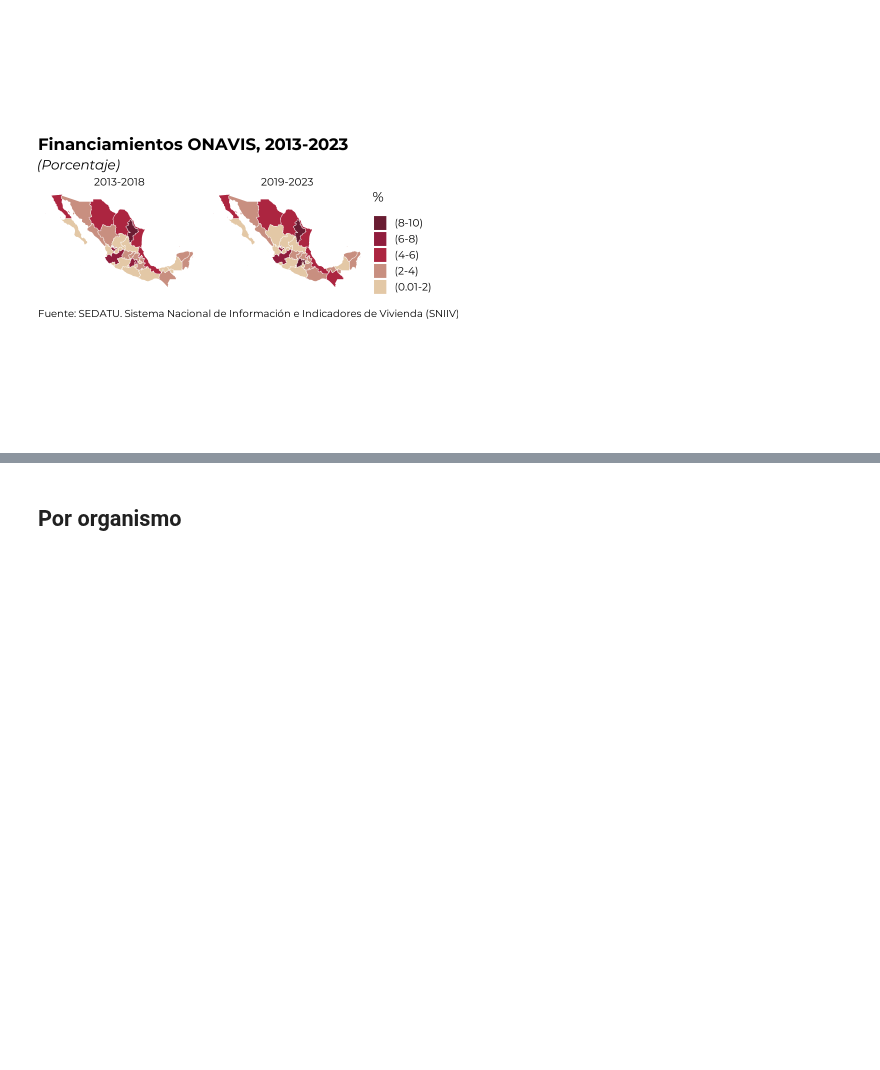
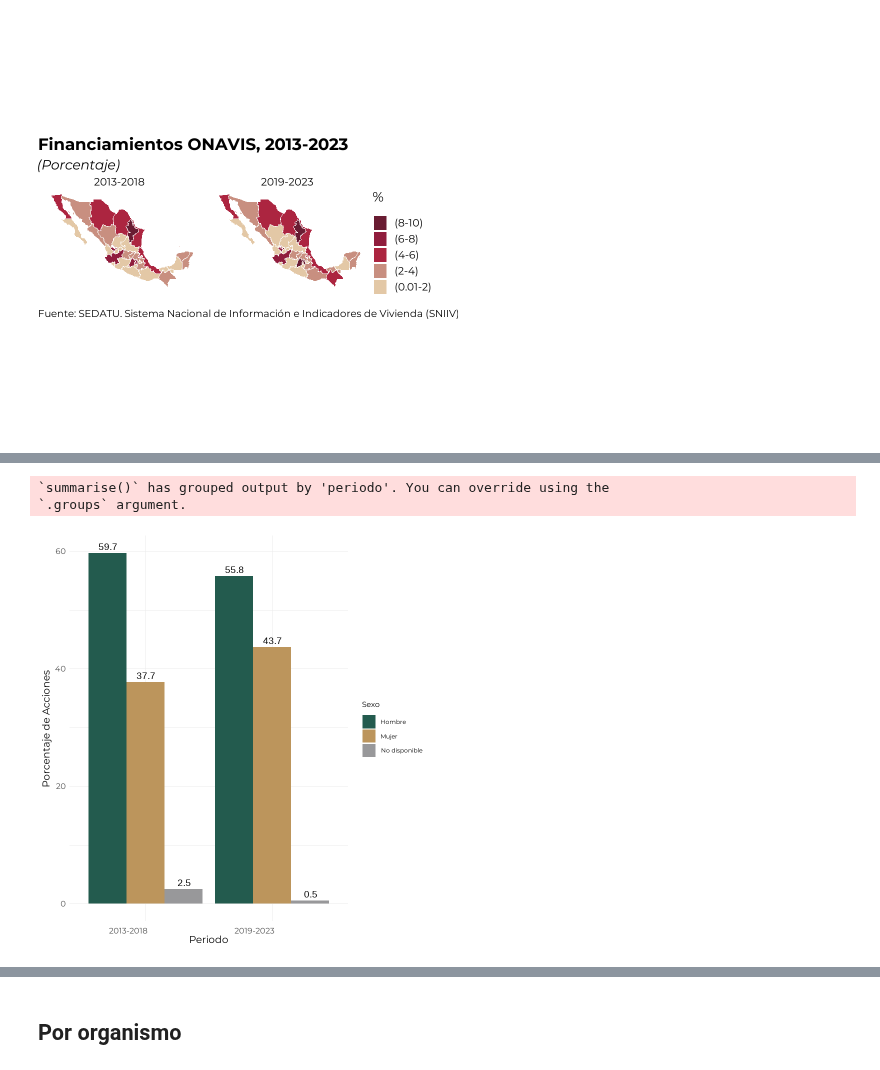
Before and after one commit to claudiodanielpc/datavivi, a Jupyter notebook: datos_cierre_2023.ipynb, the cells around one changed output, grey strips where cells are left out. Drawn from its saved outputs; the diff is of its cells as text; code cells hidden in the pictures; blank space fills up the shorter version.

```diff
--- a/datos_cierre_2023.ipynb
+++ b/datos_cierre_2023.ipynb
@@ -208,3 +245,43 @@ actualiza_precios<-function(df,tabla_inpc){
+# %%
+crea_grafbarra <- function(data, group_var) {
+  colores <- c("#235b4e", "#bc955c", "#98989a", "#9f2241", "#ddc9a3", "#6A8EAE", "#333333")
+
+
+  # Prepare the data
+  processed_data <- data %>%
+    filter(año != 2024) %>%
+    mutate(periodo = case_when(
+      año >= 2013 & año <= 2018 ~ "2013-2018",
+      año >= 2019 & año <= 2023 ~ "2019-2023"
+    )) %>%
+    group_by(periodo, {{ group_var }}) %>%
+    summarise(acciones = sum(creditos, na.rm = TRUE), monto = sum(monto, na.rm = TRUE)) %>%
+    ungroup() %>%
+    group_by(periodo) %>%
+    mutate(porcentaje = round(acciones / sum(acciones) * 100, 1)) %>%
+    ungroup()
+
+  # Create the bar chart with the processed data
+  p <- ggplot(processed_data, aes(x = periodo, y = porcentaje, fill = {{ group_var }})) +
+    geom_bar(stat = "identity", position = position_dodge(width = 0.9)) +
+    geom_text(aes(label = porcentaje), vjust = -0.5, position = position_dodge(width = 0.9), size = 5) +
+    scale_fill_manual(values = colores) +
+    labs(x = "Periodo", y = "Porcentaje de Acciones", fill = as.character(rlang::as_label(rlang::enquo(group_var)))) +
+    theme_minimal() +
+    theme(
+      plot.title = element_text(hjust = 0, size = 20, face = "bold"),
+      plot.subtitle = element_text(hjust = 0, size = 15, face = "italic"),
+      plot.caption = element_text(hjust = 0, size = 10),
+      legend.position = "right",
+      axis.ticks = element_blank(),
+      axis.title = element_text(size = 15),
+      axis.text.x = element_text(size = 12, angle = 0, hjust = 0.95, vjust = 0.2),
+      axis.text.y = element_text(size = 12),
+      text = element_text(family = "pop")
+    )
+
+  return(p)
+}
 # %%
 paleta<-rev(c("#691c32ff", "#901d3dff","#ac2540ff","#c88f80ff","#e3c8a6ff"))
 # %% [markdown]
@@ -426,0 +520,7 @@ mapgral
+# %%
+crea_grafbarra(data%>%rename(Sexo=sexo), Sexo)
+ggsave("generogral.png",width = 10, height = 6, bg="white", dpi=100)
+# %% [output]
+`summarise()` has grouped output by 'periodo'. You can override using the
+`.groups` argument.
+[figure, added]
```
Also changed, not shown: parts of 28 cells of this notebook.
